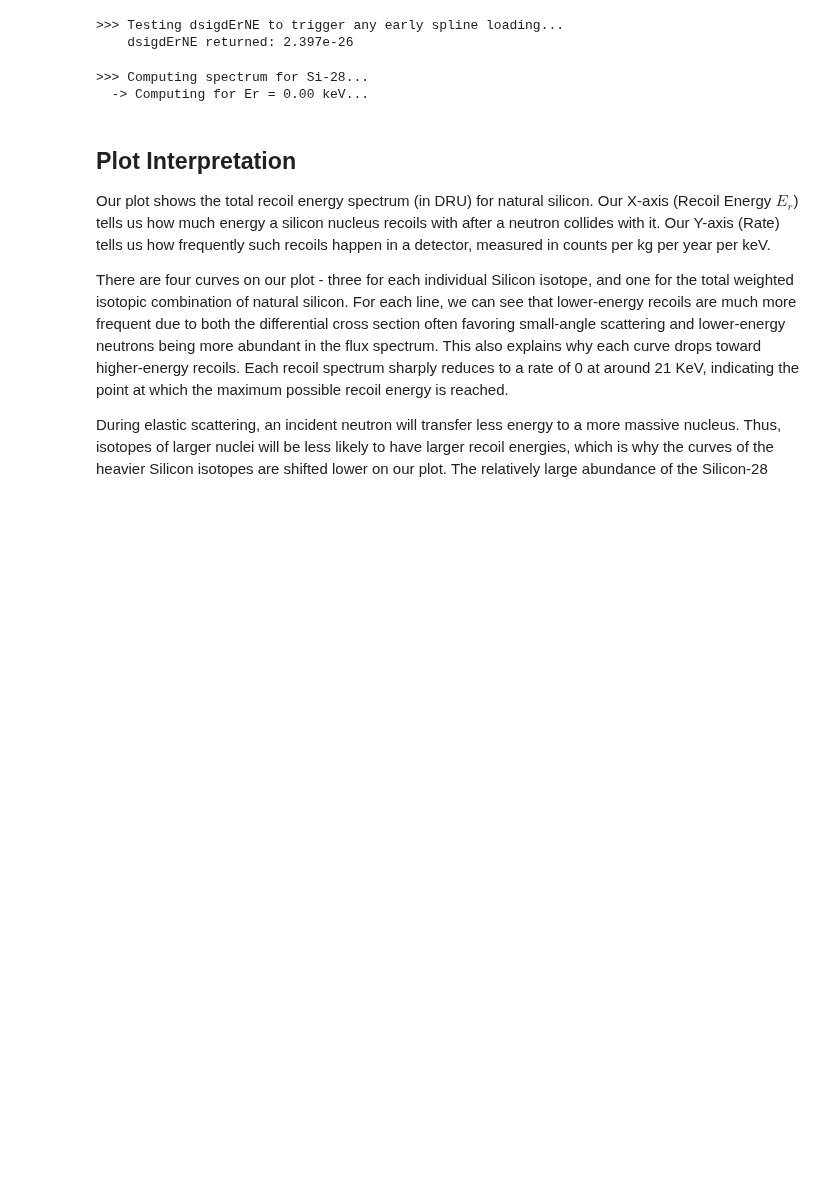
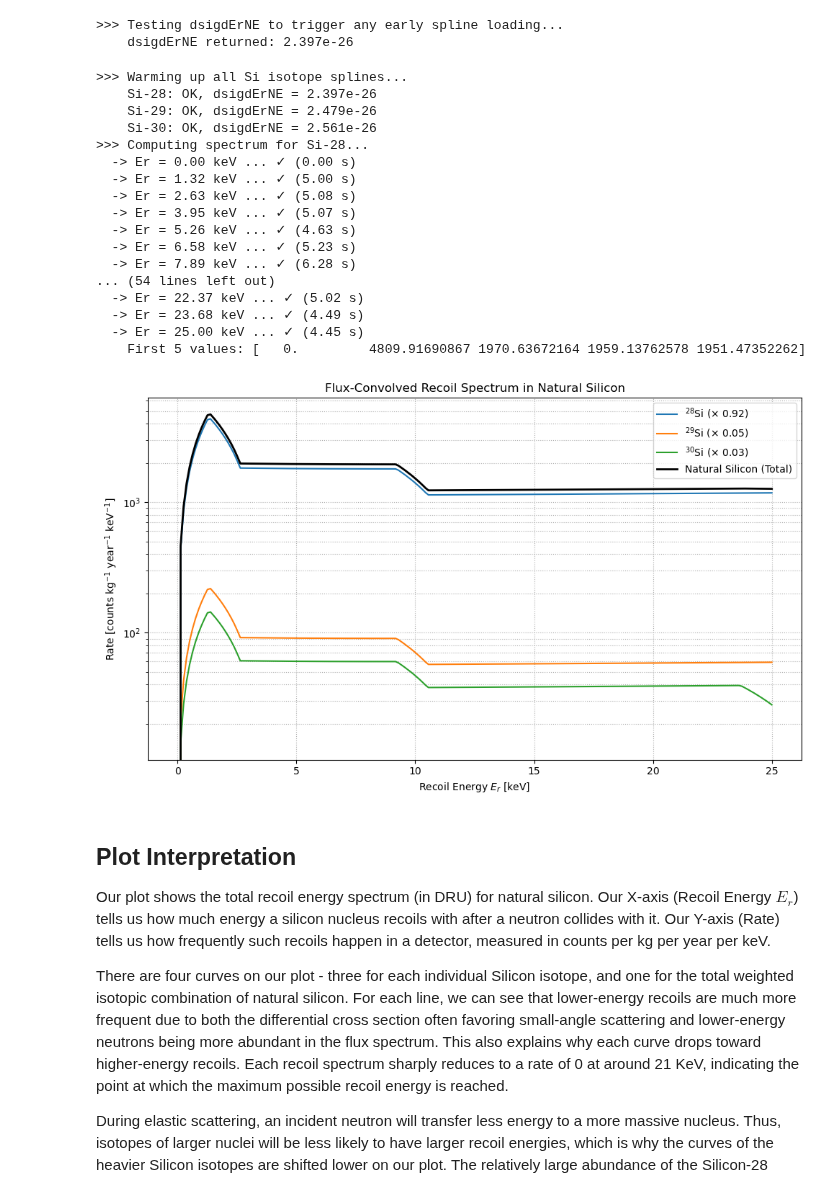
Before and after one commit to villano-lab/n-elec-scattering, a Jupyter notebook: 1-Neutron-Nucleus-Scattering/D-Isotope-Combinations.ipynb, the cells around one changed output. Saved outputs shown, nothing was run; the diff lists cells and outputs as text; code cells hidden in the pictures; blank space fills up the shorter version.

```diff
--- a/1-Neutron-Nucleus-Scattering/D-Isotope-Combinations.ipynb
+++ b/1-Neutron-Nucleus-Scattering/D-Isotope-Combinations.ipynb
@@ -258,28 +264,54 @@ except Exception as e:
     dsigdErNE returned: 2.397e-26
 # %%
 plt.figure(figsize=(10, 6))
+
+# Pre-warm all splines before entering integration
+print(">>> Warming up all Si isotope splines...")
+for A in si_isotopes:
+    try:
+        test = dsigdErNE(1e3, 5.0, A)  # En=1 MeV, Er=5 keV
+        print(f"    Si-{A}: OK, dsigdErNE = {test:.3e}")
+    except Exception as e:
+        print(f"    !! Si-{A}: spline preload failed: {e}")
+
 
 for A, abundance in si_isotopes.items():
     er, spectrum = get_recoil_spectrum(A)  # This triggers printout
     interp_spec = np.interp(common_erange, er, spectrum, left=0, right=0)
     weighted_spec = interp_spec * abundance
     interp_spectra[A] = weighted_spec
     combined_spectrum += weighted_spec
     plt.plot(common_erange, weighted_spec, label=f"$^{{{A}}}$Si (× {abundance:.2f})")
 
 plt.plot(common_erange, combined_spectrum, label='Natural Silicon (Total)', color='black', linewidth=2)
 
 plt.yscale('log')
 plt.xlabel('Recoil Energy $E_r$ [keV]')
 plt.ylabel('Rate [counts kg$^{-1}$ year$^{-1}$ keV$^{-1}$]')
 plt.title('Flux-Convolved Recoil Spectrum in Natural Silicon')
 plt.grid(True, which='both', ls=':')
 plt.legend()
 plt.tight_layout()
 plt.show()
 # %% [output]
+>>> Warming up all Si isotope splines...
+    Si-28: OK, dsigdErNE = 2.397e-26
+    Si-29: OK, dsigdErNE = 2.479e-26
+    Si-30: OK, dsigdErNE = 2.561e-26
 >>> Computing spectrum for Si-28...
-  -> Computing for Er = 0.00 keV...
+  -> Er = 0.00 keV ... ✓ (0.00 s)
+  -> Er = 1.32 keV ... ✓ (5.00 s)
+  -> Er = 2.63 keV ... ✓ (5.08 s)
+  -> Er = 3.95 keV ... ✓ (5.07 s)
+  -> Er = 5.26 keV ... ✓ (4.63 s)
+  -> Er = 6.58 keV ... ✓ (5.23 s)
+  -> Er = 7.89 keV ... ✓ (6.28 s)
+... (54 lines left out)
+  -> Er = 22.37 keV ... ✓ (5.02 s)
+  -> Er = 23.68 keV ... ✓ (4.49 s)
+  -> Er = 25.00 keV ... ✓ (4.45 s)
+    First 5 values: [   0.         4809.91690867 1970.63672164 1959.13762578 1951.47352262]
+[figure, added]
 # %% [markdown]
 Plot Interpretation
 -
```
Also changed, not shown: parts of 3 cells of this notebook.
